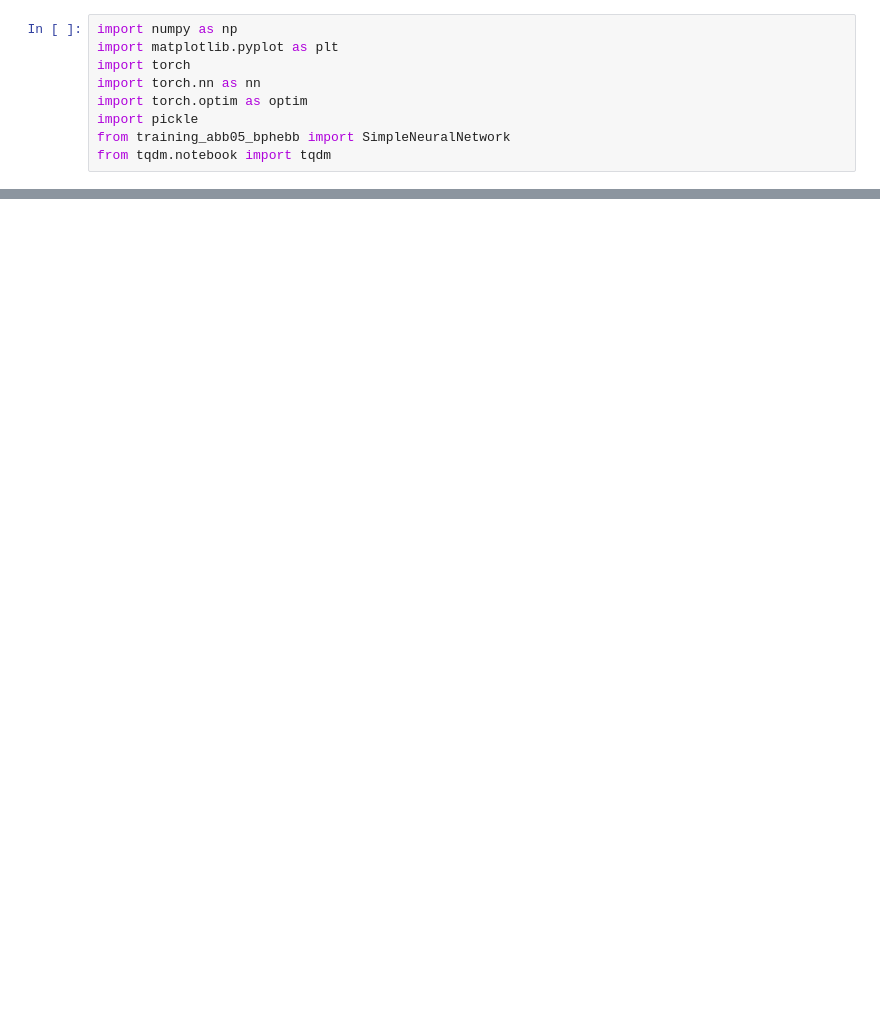
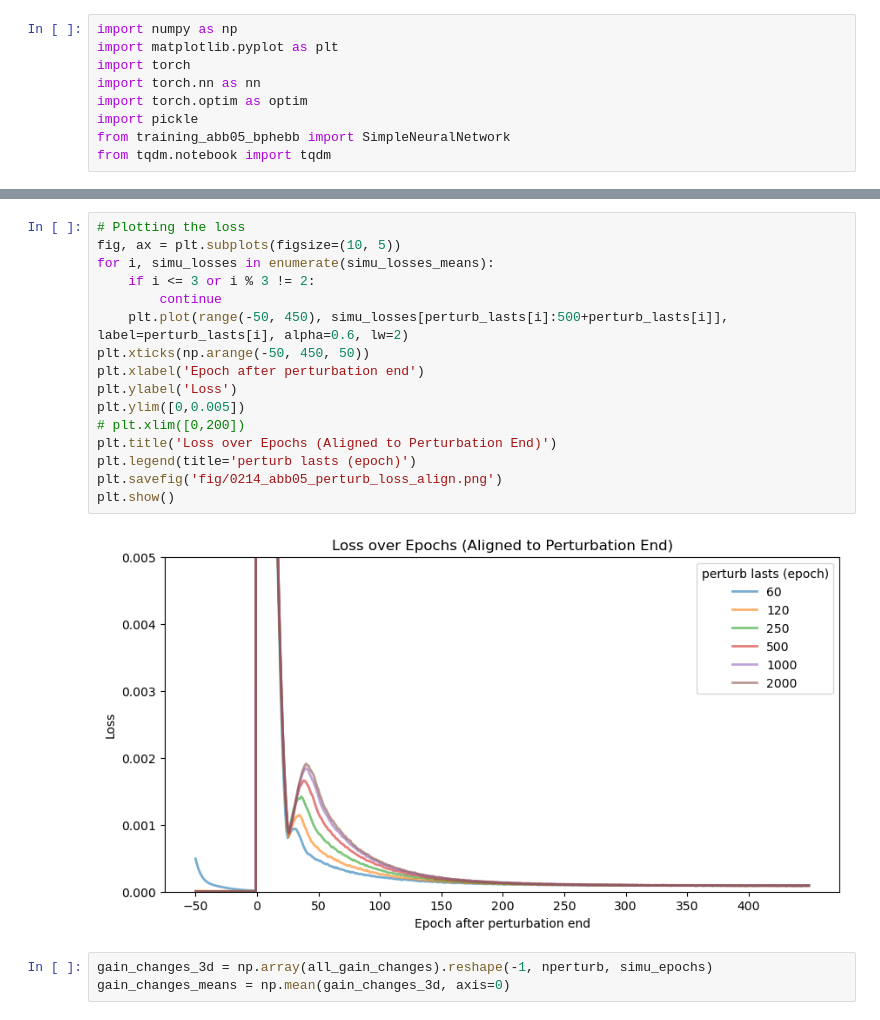
Before and after one commit to BeiGeJin/FBRNN, a Jupyter notebook: baseline_abb05/anaylsis_perturbation_exp.ipynb, the cells around one changed output, grey strips where cells are left out. Drawn from its saved outputs; the diff is of its cells as text; blank space fills up the shorter version.

```diff
--- a/baseline_abb05/anaylsis_perturbation_exp.ipynb
+++ b/baseline_abb05/anaylsis_perturbation_exp.ipynb
@@ -33,0 +42,21 @@ plt.show()
+# %%
+# Plotting the loss
+fig, ax = plt.subplots(figsize=(10, 5))
+for i, simu_losses in enumerate(simu_losses_means):
+    if i <= 3 or i % 3 != 2:
+        continue
+    plt.plot(range(-50, 450), simu_losses[perturb_lasts[i]:500+perturb_lasts[i]], label=perturb_lasts[i], alpha=0.6, lw=2)
+plt.xticks(np.arange(-50, 450, 50))
+plt.xlabel('Epoch after perturbation end')
+plt.ylabel('Loss')
+plt.ylim([0,0.005])
+# plt.xlim([0,200])
+plt.title('Loss over Epochs (Aligned to Perturbation End)')
+plt.legend(title='perturb lasts (epoch)')
+plt.savefig('fig/0214_abb05_perturb_loss_align.png')
+plt.show()
+# %% [output]
+[figure, added]
+# %%
+gain_changes_3d = np.array(all_gain_changes).reshape(-1, nperturb, simu_epochs)
+gain_changes_means = np.mean(gain_changes_3d, axis=0)
```
Also changed, not shown: parts of 16 cells of this notebook, 15 other files.
